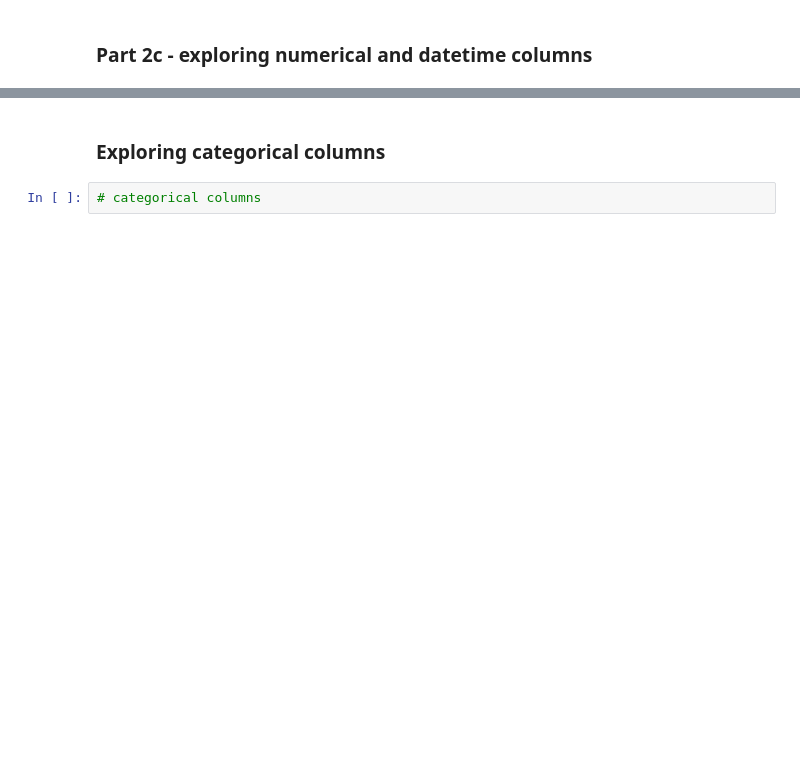
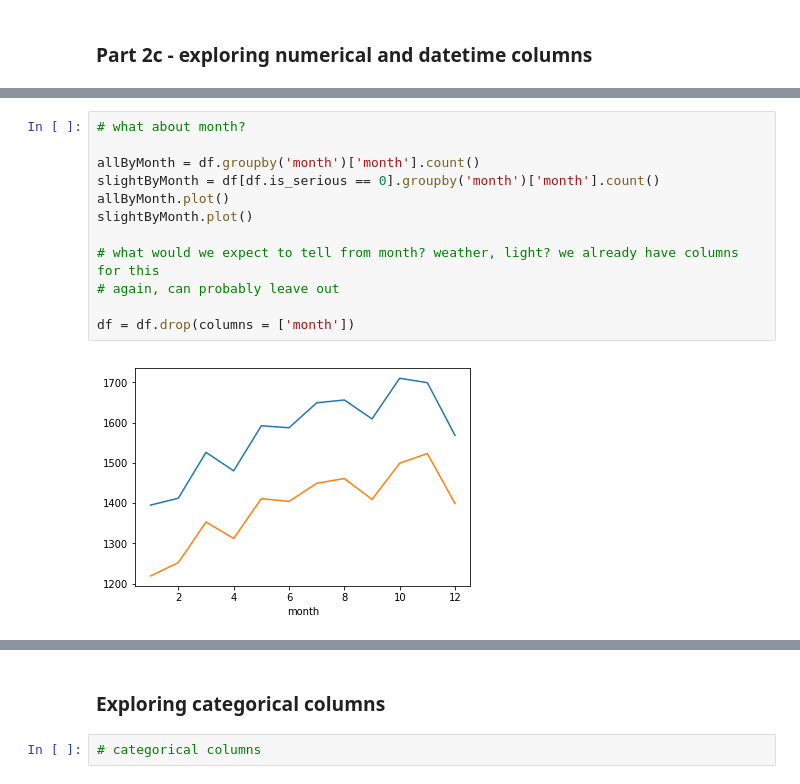
Before and after one commit to INRIX-rebecca-davey/python-ml-workshop, a Jupyter notebook: code/Part 2 - EDA and feature engineering.ipynb, the cells around one changed output, grey strips where cells are left out. Saved outputs shown, nothing was run; the diff lists cells and outputs as text; blank space fills up the shorter version.

```diff
--- a/code/Part 2 - EDA and feature engineering.ipynb
+++ b/code/Part 2 - EDA and feature engineering.ipynb
@@ -150,0 +151,14 @@ df = df.drop(columns = ['year'])
+# %%
+# what about month?
+
+allByMonth = df.groupby('month')['month'].count()
+slightByMonth = df[df.is_serious == 0].groupby('month')['month'].count()
+allByMonth.plot()
+slightByMonth.plot()
+
+# what would we expect to tell from month? weather, light? we already have columns for this
+# again, can probably leave out
+
+df = df.drop(columns = ['month'])
+# %% [output]
+[figure, added]
```
Also changed, not shown: parts of 29 cells of this notebook, 1 other file.
